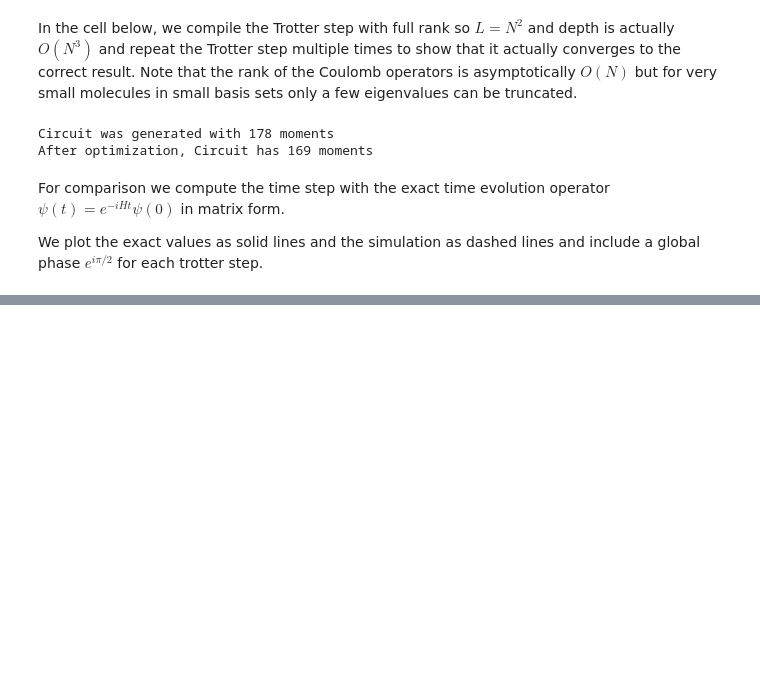
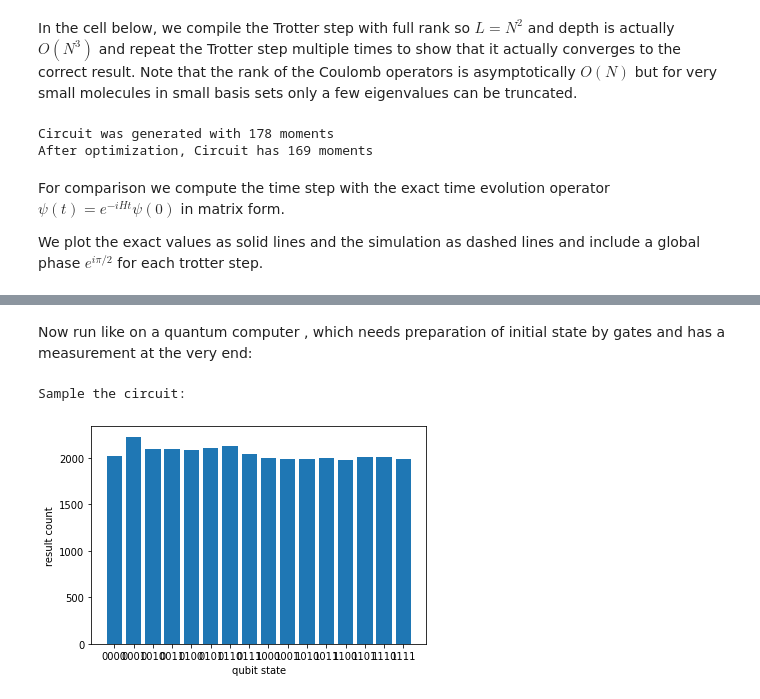
Before and after one commit to ekkards/molecules, a Jupyter notebook: LiH_trotter_colab.ipynb, the cells around one changed output, grey strips where cells are left out. Cells and saved outputs as stored; diff of their text form; code cells hidden in the pictures; blank space fills up the shorter version.

Commit message:
like on real qc prepare initial state and sample

```diff
--- a/LiH_trotter_colab.ipynb
+++ b/LiH_trotter_colab.ipynb
@@ -214,0 +214,14 @@ time=6 fidelity(simulated*exact)=0.986979
+# %% [markdown]
+Now run like on a quantum computer , which needs preparation of initial state by gates and has a measurement at the very end:
+# %%
+circuit.insert(0,(cirq.H(q) for q in qubits))   # Hadamard gate for equal distribution
+circuit.append(cirq.measure_each(*qubits) )
+#print(circuit)
+print('Sample the circuit:')
+samples=simulator.run(circuit, repetitions=32768)
+#counts = samples.multi_measurement_histogram(keys=qubits)
+from cirq.study import visualize
+arr = visualize.plot_state_histogram(samples)
+# %% [output]
+Sample the circuit:
+[figure, added]
```
Also changed, not shown: parts of 2 cells of this notebook.
